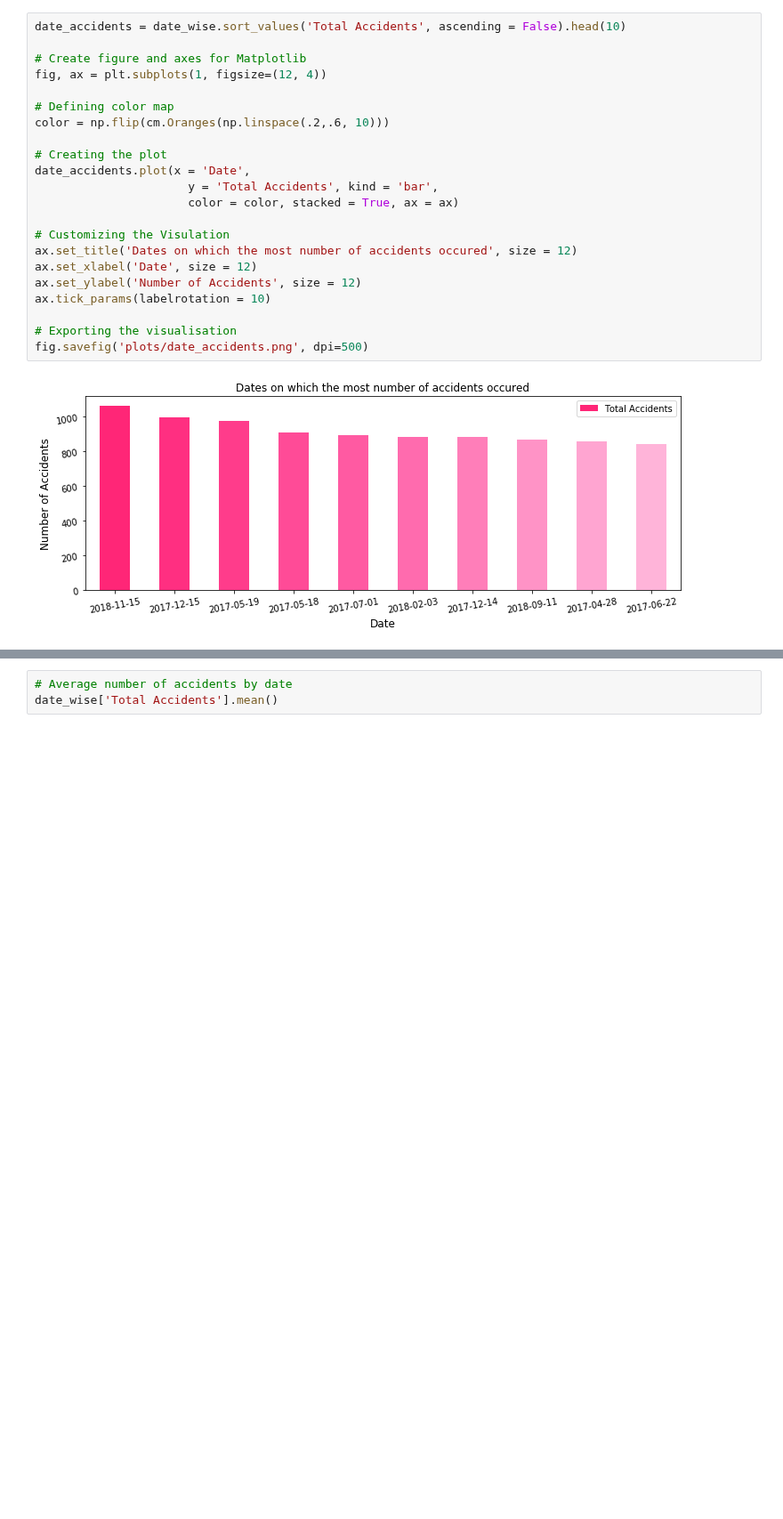
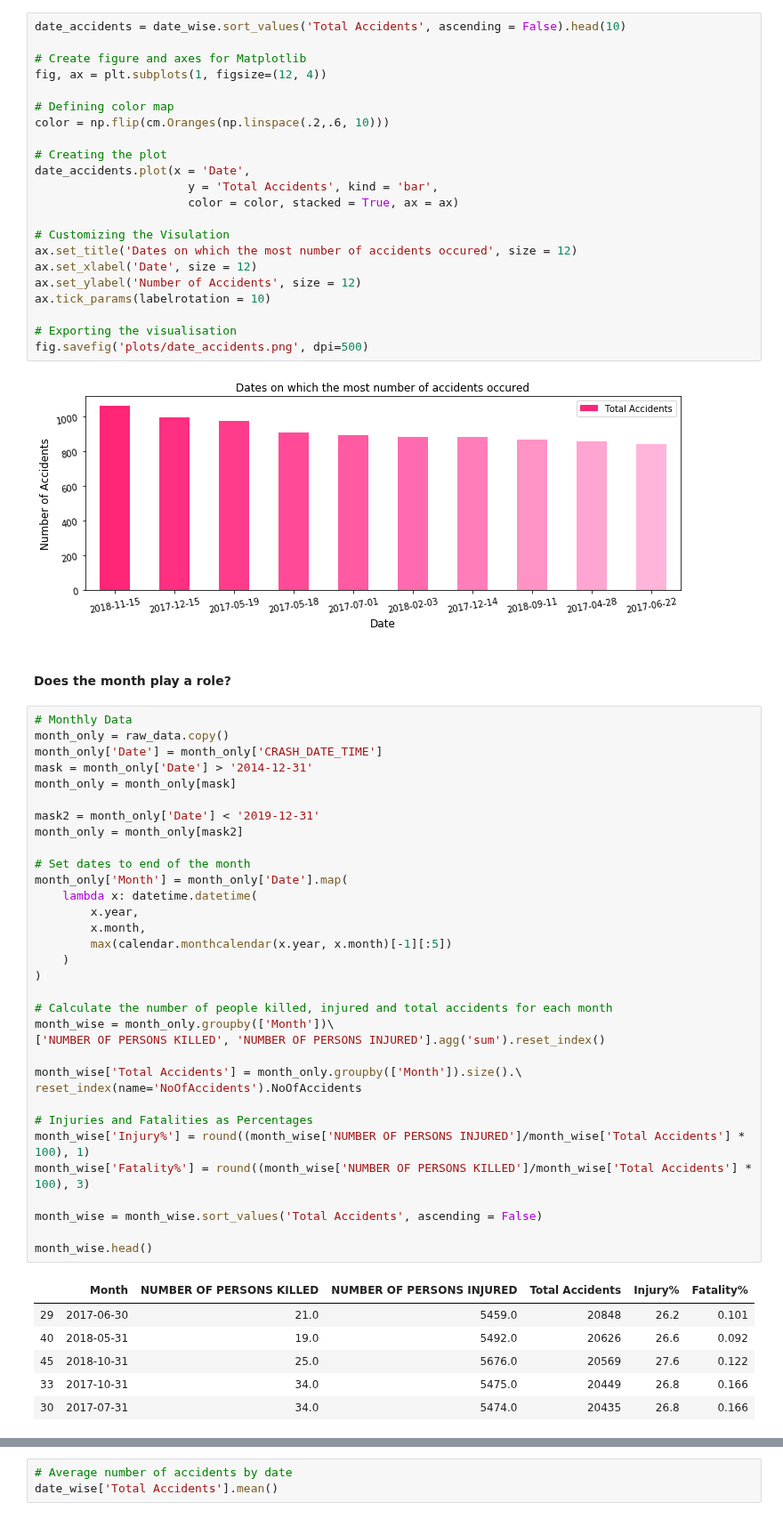
Before and after one commit to skhiearth/NYC-Motor-Vehicle-Collisions, a Jupyter notebook: NYC-Motor-Vehicle-Collisions.ipynb, the cells around one changed output, grey strips where cells are left out. Shown at 89% size. Cells and saved outputs as stored; diff of their text form; blank space fills up the shorter version.

```diff
--- a/NYC-Motor-Vehicle-Collisions.ipynb
+++ b/NYC-Motor-Vehicle-Collisions.ipynb
@@ -462,3 +465,45 @@ ax.tick_params(labelrotation = 10)
 fig.savefig('plots/date_accidents.png', dpi=500)
 # %% [output]
 [figure]
+# %% [markdown]
+#### Does the month play a role?
+# %%
+# Monthly Data
+month_only = raw_data.copy()
+month_only['Date'] = month_only['CRASH_DATE_TIME']
+mask = month_only['Date'] > '2014-12-31'
+month_only = month_only[mask]
+
+mask2 = month_only['Date'] < '2019-12-31'
+month_only = month_only[mask2]
+
+# Set dates to end of the month
+month_only['Month'] = month_only['Date'].map(
+    lambda x: datetime.datetime(
+        x.year,
+        x.month,
+        max(calendar.monthcalendar(x.year, x.month)[-1][:5])
+    )
+)
+
+# Calculate the number of people killed, injured and total accidents for each month
+month_wise = month_only.groupby(['Month'])\
+['NUMBER OF PERSONS KILLED', 'NUMBER OF PERSONS INJURED'].agg('sum').reset_index()
+
+month_wise['Total Accidents'] = month_only.groupby(['Month']).size().\
+reset_index(name='NoOfAccidents').NoOfAccidents
+
+# Injuries and Fatalities as Percentages
+month_wise['Injury%'] = round((month_wise['NUMBER OF PERSONS INJURED']/month_wise['Total Accidents'] * 100), 1)
+month_wise['Fatality%'] = round((month_wise['NUMBER OF PERSONS KILLED']/month_wise['Total Accidents'] * 100), 3)
+
+month_wise = month_wise.sort_values('Total Accidents', ascending = False)
+
+month_wise.head()
+# %% [output]
+|  | Month | NUMBER OF PERSONS KILLED | NUMBER OF PERSONS INJURED | Total Accidents | Injury% | Fatality% |
+| 29 | 2017-06-30 | 21.0 | 5459.0 | 20848 | 26.2 | 0.101 |
+| 40 | 2018-05-31 | 19.0 | 5492.0 | 20626 | 26.6 | 0.092 |
+| 45 | 2018-10-31 | 25.0 | 5676.0 | 20569 | 27.6 | 0.122 |
+| 33 | 2017-10-31 | 34.0 | 5475.0 | 20449 | 26.8 | 0.166 |
+| 30 | 2017-07-31 | 34.0 | 5474.0 | 20435 | 26.8 | 0.166 |
```
Also changed, not shown: parts of 3 cells of this notebook.
